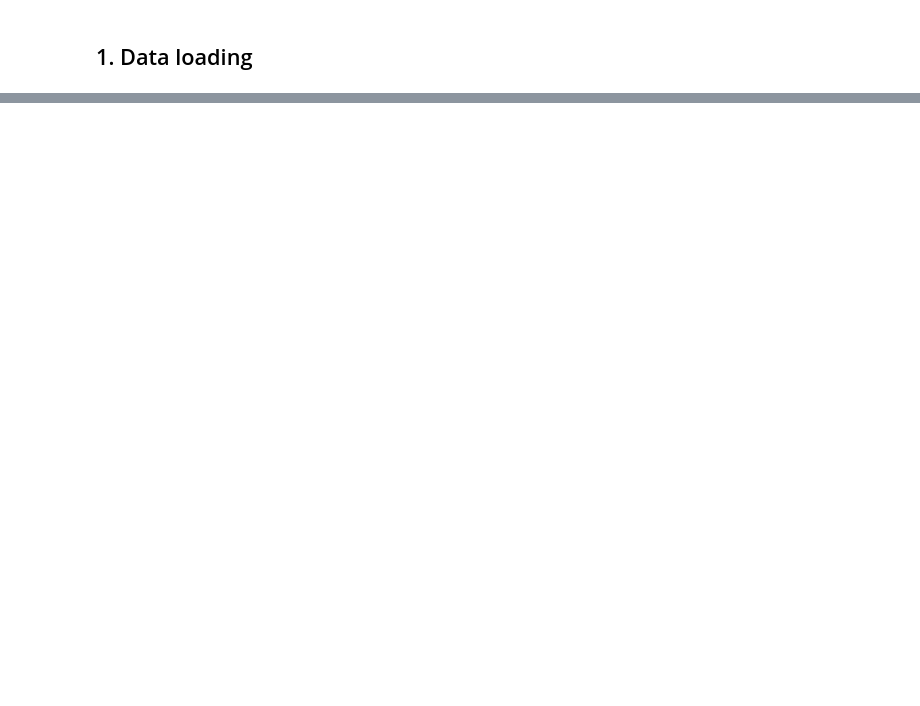
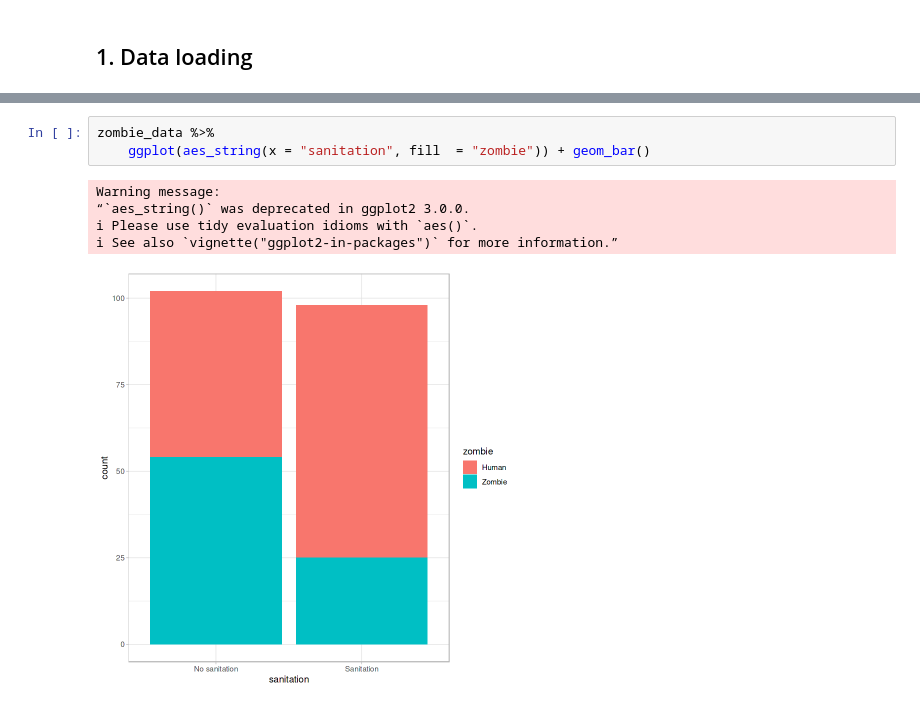
Before and after one commit to ddojo/ddojo.github.io, a Jupyter notebook: sessions/31_zombies/R.ipynb, the cells around one changed output, grey strips where cells are left out. Drawn from its saved outputs; the diff is of its cells as text; blank space fills up the shorter version.

```diff
--- a/sessions/31_zombies/R.ipynb
+++ b/sessions/31_zombies/R.ipynb
@@ -59,0 +198,9 @@ set.seed(42)
+# %%
+zombie_data %>%
+    ggplot(aes_string(x = "sanitation", fill  = "zombie")) + geom_bar()
+# %% [output]
+Warning message:
+“`aes_string()` was deprecated in ggplot2 3.0.0.
+ℹ Please use tidy evaluation idioms with `aes()`.
+ℹ See also `vignette("ggplot2-in-packages")` for more information.”
+[figure, added]
```
Also changed, not shown: parts of 17 cells of this notebook, 4 other files.
